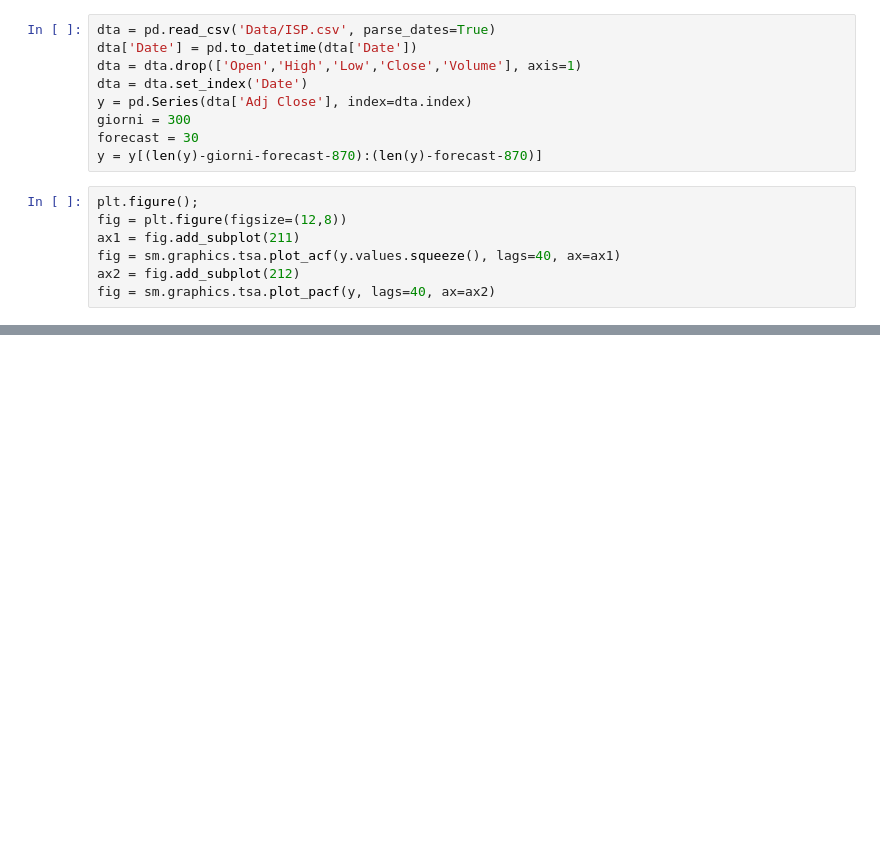
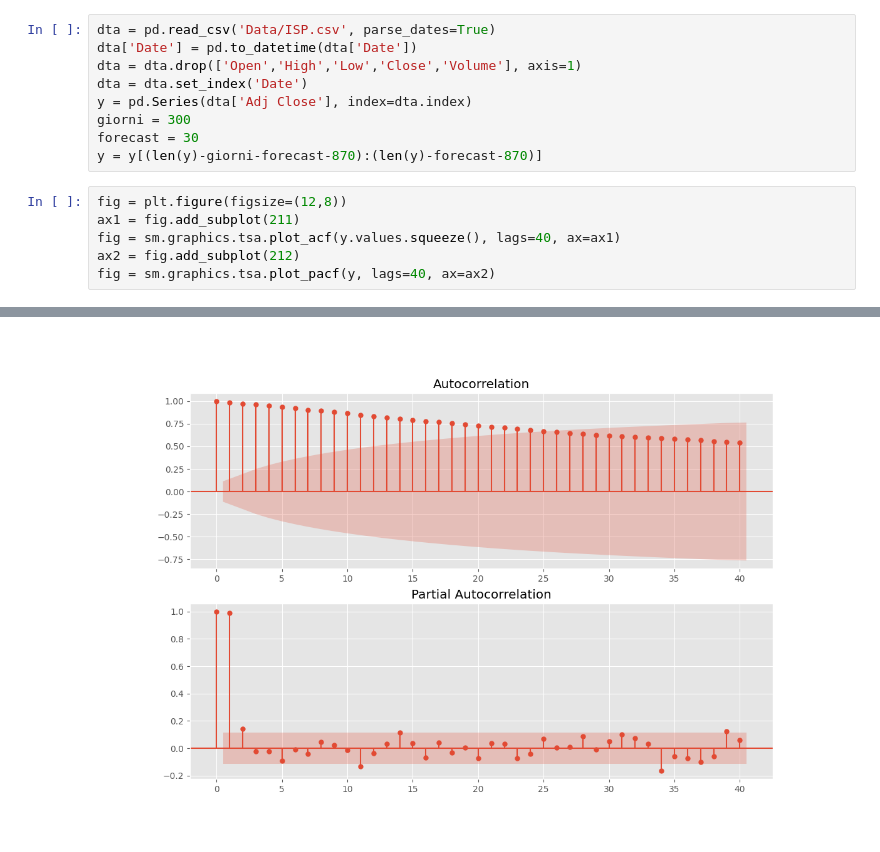
Before and after one commit to giorgiobella/TradingAlgoritmico, a Jupyter notebook: TechLab - Trading Algoritmico Pt-3.ipynb, the cells around one changed output, grey strips where cells are left out. Drawn from its saved outputs; the diff is of its cells as text; blank space fills up the shorter version.

```diff
--- a/TechLab - Trading Algoritmico Pt-3.ipynb
+++ b/TechLab - Trading Algoritmico Pt-3.ipynb
@@ -108,7 +114,6 @@ giorni = 300
 forecast = 30
 y = y[(len(y)-giorni-forecast-870):(len(y)-forecast-870)]
 # %%
-plt.figure();
 fig = plt.figure(figsize=(12,8))
 ax1 = fig.add_subplot(211)
 fig = sm.graphics.tsa.plot_acf(y.values.squeeze(), lags=40, ax=ax1)
@@ -120,3 +123,4 @@ fig = sm.graphics.tsa.plot_pacf(y, lags=40, ax=ax2)
+[figure, added]
 # %%
 arma_mod = sm.tsa.ARIMA(y, order=(3,0,10), missing='drop')
 arma_res = arma_mod.fit()
```
Also changed, not shown: parts of 8 cells of this notebook, 1 other file.
